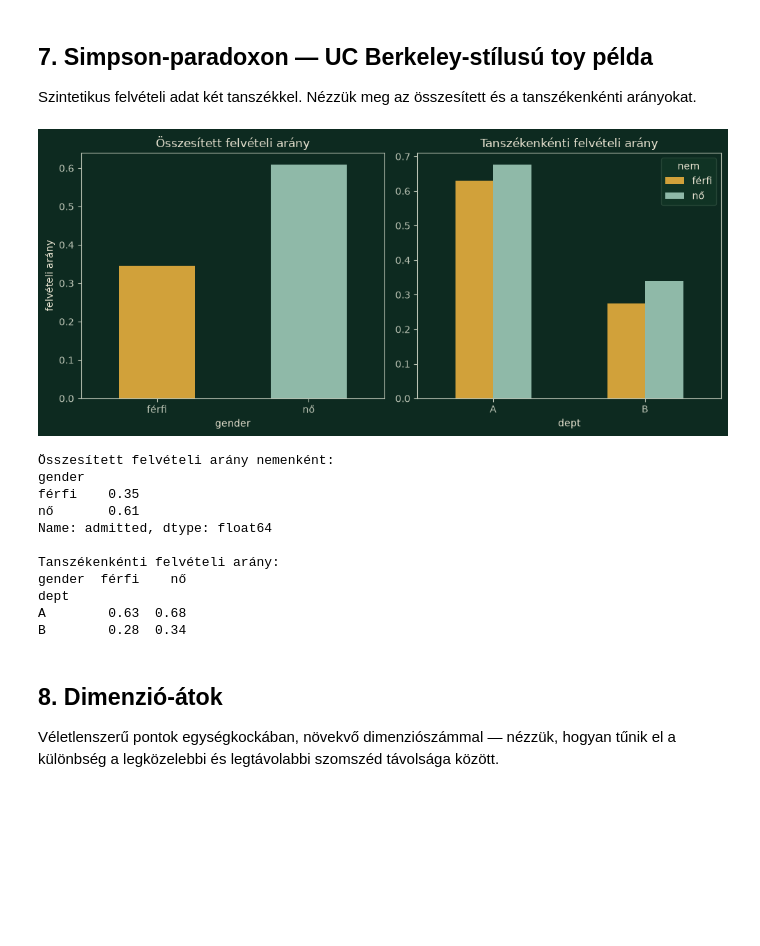
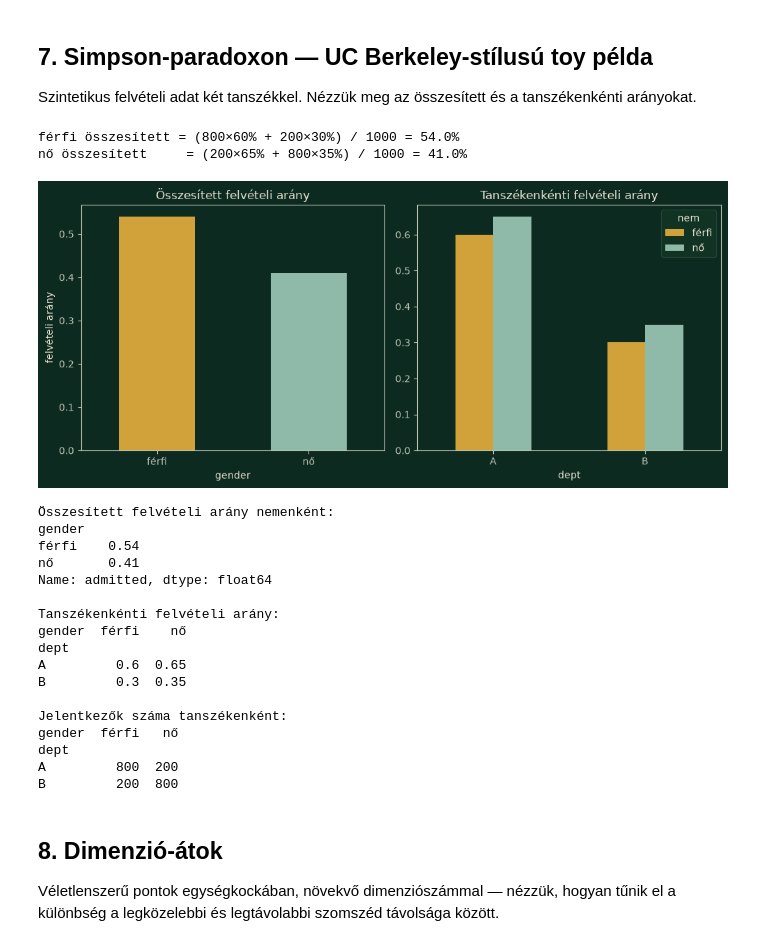
Before and after one commit to karpatika92/nasz_data_science_course, a Jupyter notebook: lessons/01-statisztikai-alapok/demo.ipynb, the cells around one changed output. Cells and saved outputs as stored; diff of their text form; code cells hidden in the pictures; blank space fills up the shorter version.

```diff
--- a/lessons/01-statisztikai-alapok/demo.ipynb
+++ b/lessons/01-statisztikai-alapok/demo.ipynb
@@ -287,55 +287,84 @@ Korreláció hőmérsékletre kontrollálva: -0.02
 Szintetikus felvételi adat két tanszékkel. Nézzük meg az összesített és a
 tanszékenkénti arányokat.
 # %%
+# Determinisztikus (nem véletlen mintavételezett) admissziós számok -- a
+# konkrét arányokat a diákon is idézzük, ezért nem szeretnénk, hogy egy
+# véletlen húzás zajszintje (kis n-nél könnyen megtörténhet) elforgassa
+# az irányt egy-egy alcsoportban.
 admissions = pd.DataFrame({
-    "dept": ["A"] * 200 + ["A"] * 800 + ["B"] * 800 + ["B"] * 200,
-    "gender": ["férfi"] * 200 + ["nő"] * 800 + ["férfi"] * 800 + ["nő"] * 200,
-    # A tanszék (kevésbé versenyzett): magas felvételi arány
-    # B tanszék (versenyzett): alacsony felvételi arány
+    "dept": ["A"] * 800 + ["A"] * 200 + ["B"] * 200 + ["B"] * 800,
+    "gender": ["férfi"] * 800 + ["nő"] * 200 + ["férfi"] * 200 + ["nő"] * 800,
+    # A tanszék (könnyű): a férfiak nagy része IDE jelentkezik
+    # B tanszék (versenyzett, nehéz): a nők nagy része IDE jelentkezik
     "admitted": (
-        list(rng.binomial(1, 0.60, 200))   # férfi, A tanszék
-        + list(rng.binomial(1, 0.65, 800))  # nő, A tanszék
-        + list(rng.binomial(1, 0.30, 800))  # férfi, B tanszék
-        + list(rng.binomial(1, 0.35, 200))  # nő, B tanszék
+        [1] * 480 + [0] * (800 - 480)   # férfi, A tanszék: 60%
+        + [1] * 130 + [0] * (200 - 130)  # nő, A tanszék: 65%
+        + [1] * 60 + [0] * (200 - 60)    # férfi, B tanszék: 30%
+        + [1] * 280 + [0] * (800 - 280)  # nő, B tanszék: 35%
     ),
 })
 
 overall = admissions.groupby("gender")["admitted"].mean()
 by_dept = admissions.groupby(["dept", "gender"])["admitted"].mean().unstack()
+counts = admissions.groupby(["dept", "gender"]).size().unstack()
+
+# a "paradoxon" nem más, mint egy súlyozott átlag: a nők a NEHÉZ tanszékre
+# jelentkeznek nagyobb arányban, ezért az összesített rátájukat lehúzza
+# a tanszék önmagában alacsony felvételi aránya - annak ellenére, hogy
+# MINDKÉT tanszéken jobb arányban vették fel őket, mint a férfiakat
+weighted_calc = (
+    f"férfi összesített = ({counts.loc['A','férfi']}×{by_dept.loc['A','férfi']:.0%} + "
+    f"{counts.loc['B','férfi']}×{by_dept.loc['B','férfi']:.0%}) / "
+    f"{counts.loc['A','férfi']+counts.loc['B','férfi']} = {overall['férfi']:.1%}\n"
+    f"nő összesített     = ({counts.loc['A','nő']}×{by_dept.loc['A','nő']:.0%} + "
+    f"{counts.loc['B','nő']}×{by_dept.loc['B','nő']:.0%}) / "
+    f"{counts.loc['A','nő']+counts.loc['B','nő']} = {overall['nő']:.1%}"
+)
+print(weighted_calc)
 
 fig, axes = plt.subplots(1, 2, figsize=(10, 4.5))
 
 overall.plot.bar(ax=axes[0], color=["#d1a13a", "#8fb9a8"])
 axes[0].set_title("Összesített felvételi arány")
 axes[0].set_ylabel("felvételi arány")
 axes[0].set_xticklabels(overall.index, rotation=0)
 
 by_dept.plot.bar(ax=axes[1], color=["#d1a13a", "#8fb9a8"])
 axes[1].set_title("Tanszékenkénti felvételi arány")
 axes[1].set_xticklabels(by_dept.index, rotation=0)
 axes[1].legend(title="nem")
 
 plt.tight_layout()
 plt.savefig("assets/simpsons_paradox.png", dpi=150, bbox_inches="tight")
 plt.show()
 
-print("Összesített felvételi arány nemenként:")
-print(overall.round(2))
+print("\nÖsszesített felvételi arány nemenként:")
+print(overall.round(3))
 print("\nTanszékenkénti felvételi arány:")
 print(by_dept.round(2))
+print("\nJelentkezők száma tanszékenként:")
+print(counts)
 # %% [output]
+férfi összesített = (800×60% + 200×30%) / 1000 = 54.0%
+nő összesített     = (200×65% + 800×35%) / 1000 = 41.0%
-[figure, old version]
+[figure, new version]
-Összesített felvételi arány nemenként:
-gender
-férfi    0.35
-nő       0.61
-Name: admitted, dtype: float64
-
-Tanszékenkénti felvételi arány:
-gender  férfi    nő
-dept
-A        0.63  0.68
-B        0.28  0.34
+Összesített felvételi arány nemenként:
+gender
+férfi    0.54
+nő       0.41
+Name: admitted, dtype: float64
+
+Tanszékenkénti felvételi arány:
+gender  férfi    nő
+dept
+A         0.6  0.65
+B         0.3  0.35
+
+Jelentkezők száma tanszékenként:
+gender  férfi   nő
+dept
+A         800  200
+B         200  800
 # %% [markdown]
 ## 8. Dimenzió-átok
 
```
Also changed, not shown: parts of 4 cells of this notebook, 8 other files.
